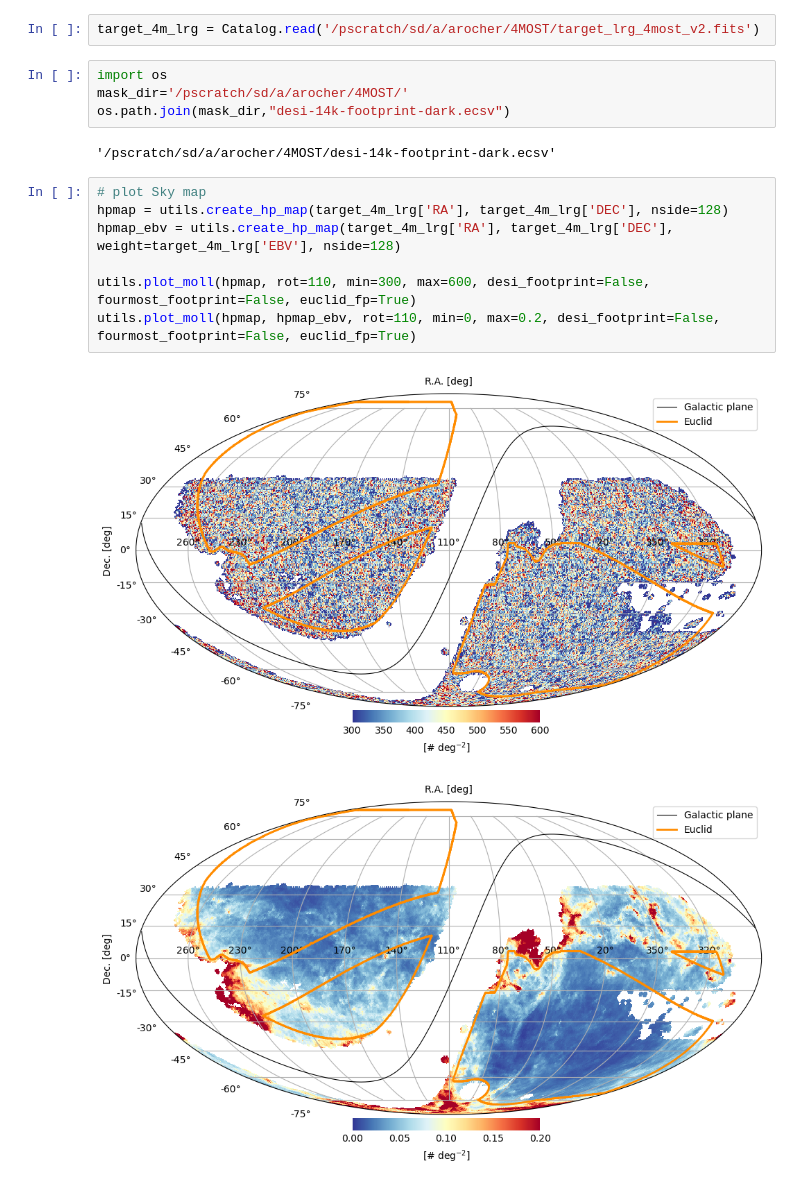
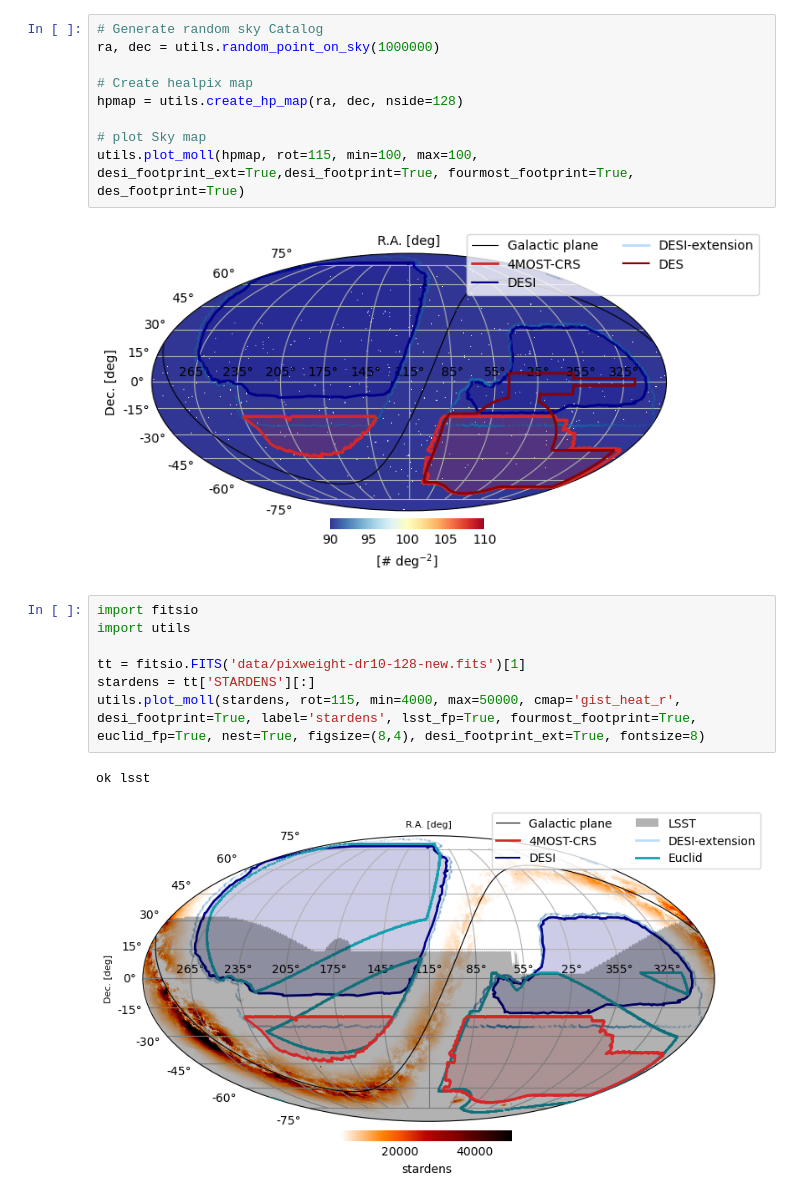
Before and after one commit to 4most-crs/4MOST_CRS_tools, a Jupyter notebook: CRStools/Tutorial_4most_CRS_footprint.ipynb, the cells around one changed output. Drawn from its saved outputs; the diff is of its cells as text.

```diff
--- a/CRStools/Tutorial_4most_CRS_footprint.ipynb
+++ b/CRStools/Tutorial_4most_CRS_footprint.ipynb
@@ -9,19 +6,22 @@ import matplotlib.pyplot as plt
-# %%
-target_4m_lrg = Catalog.read('/pscratch/sd/a/arocher/4MOST/target_lrg_4most_v2.fits')
-# %%
-import os
-mask_dir='/pscratch/sd/a/arocher/4MOST/'
-os.path.join(mask_dir,"desi-14k-footprint-dark.ecsv")
-# %% [output]
-'/pscratch/sd/a/arocher/4MOST/desi-14k-footprint-dark.ecsv'
-# %%
-# plot Sky map
-hpmap = utils.create_hp_map(target_4m_lrg['RA'], target_4m_lrg['DEC'], nside=128)
-hpmap_ebv = utils.create_hp_map(target_4m_lrg['RA'], target_4m_lrg['DEC'], weight=target_4m_lrg['EBV'], nside=128)
-
-utils.plot_moll(hpmap, rot=110, min=300, max=600, desi_footprint=False, fourmost_footprint=False, euclid_fp=True)
-utils.plot_moll(hpmap, hpmap_ebv, rot=110, min=0, max=0.2, desi_footprint=False, fourmost_footprint=False, euclid_fp=True)
-# %% [output]
-[figure, removed]
-[figure, removed]
+# %%
+# Generate random sky Catalog
+ra, dec = utils.random_point_on_sky(1000000)
+
+# Create healpix map
+hpmap = utils.create_hp_map(ra, dec, nside=128)
+
+# plot Sky map
+utils.plot_moll(hpmap, rot=115, min=100, max=100, desi_footprint_ext=True,desi_footprint=True, fourmost_footprint=True, des_footprint=True)
+# %% [output]
+[figure, added]
+# %%
+import fitsio
+import utils
+
+tt = fitsio.FITS('data/pixweight-dr10-128-new.fits')[1]
+stardens = tt['STARDENS'][:]
+utils.plot_moll(stardens, rot=115, min=4000, max=50000, cmap='gist_heat_r', desi_footprint=True, label='stardens', lsst_fp=True, fourmost_footprint=True, euclid_fp=True, nest=True, figsize=(8,4), desi_footprint_ext=True, fontsize=8)
+# %% [output]
+ok lsst
+[figure, added]
 # %%
```
Also changed, not shown: parts of 12 cells of this notebook, 8 other files.
